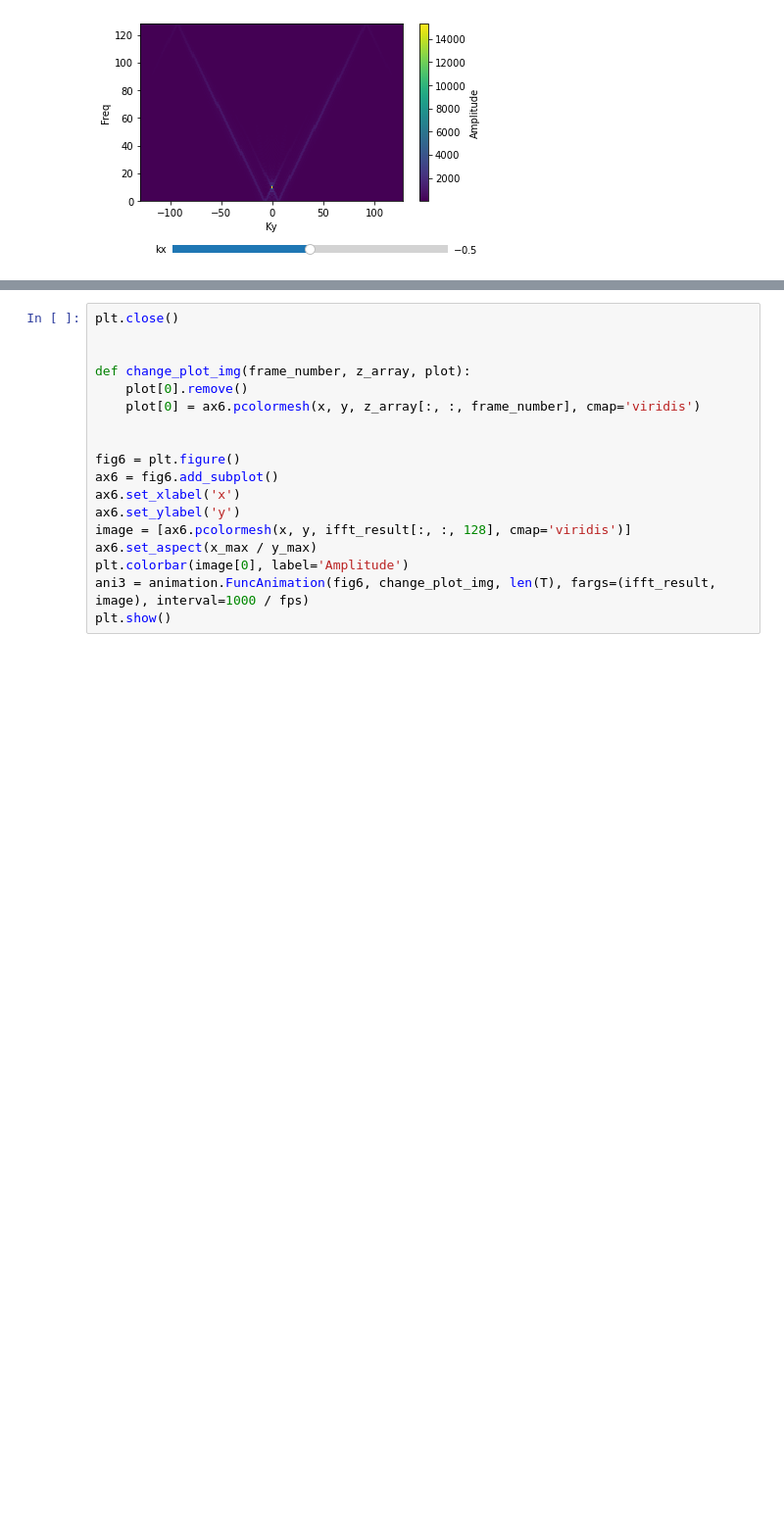
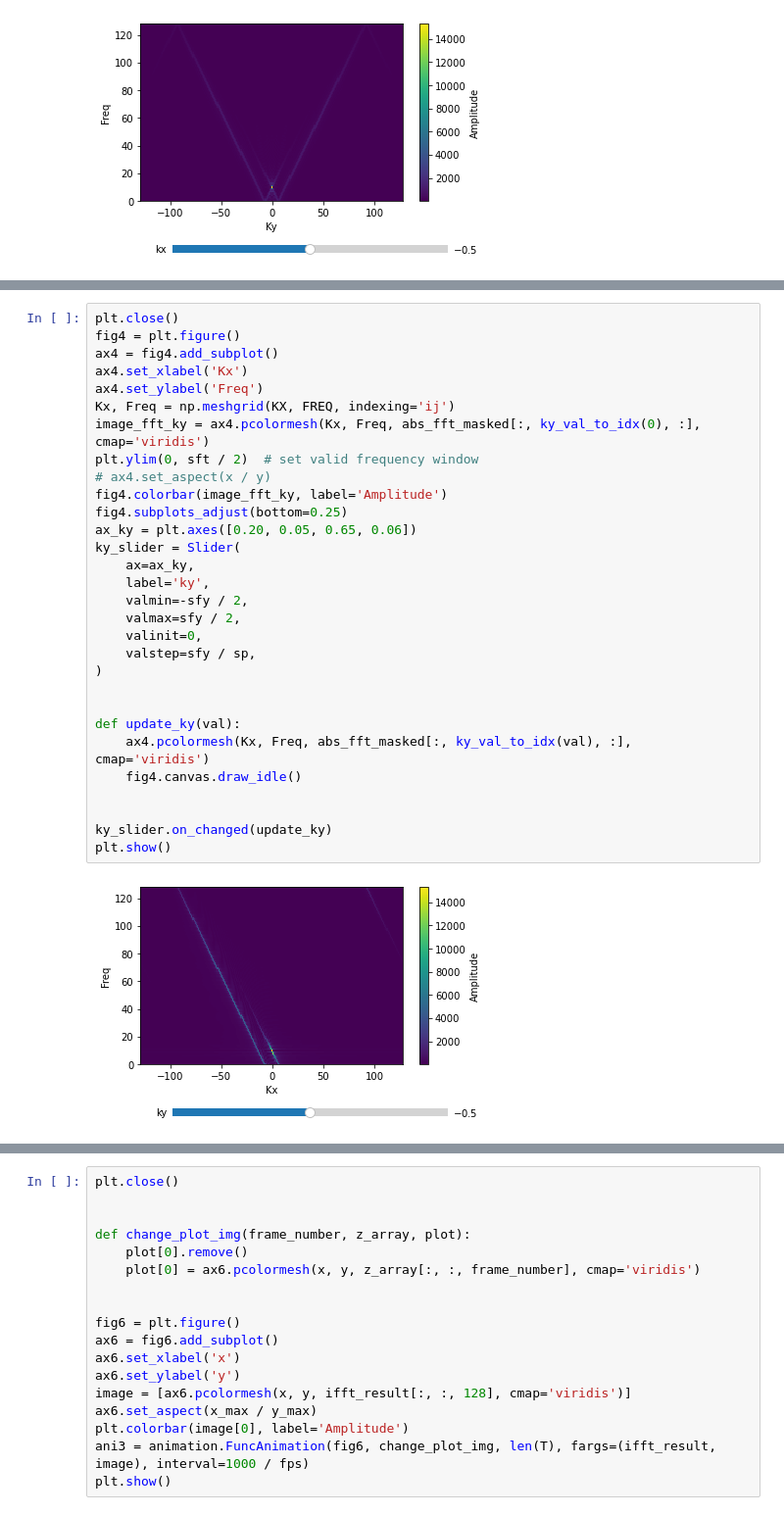
Before and after one commit to PaRaD1SE98/waves, a Jupyter notebook: notebooks/3d_waves_mpl.ipynb, the cells around one changed output, grey strips where cells are left out. Shown: that part at 98% size. Cells and saved outputs as stored; diff of their text form; blank space fills up the shorter version.

```diff
--- a/notebooks/3d_waves_mpl.ipynb
+++ b/notebooks/3d_waves_mpl.ipynb
@@ -321,0 +351,32 @@ fft_masked = shifted_fft * mask_kx_negative * mask_kx_positive * mask_ky_negativ
+# %%
+plt.close()
+fig4 = plt.figure()
+ax4 = fig4.add_subplot()
+ax4.set_xlabel('Kx')
+ax4.set_ylabel('Freq')
+Kx, Freq = np.meshgrid(KX, FREQ, indexing='ij')
+image_fft_ky = ax4.pcolormesh(Kx, Freq, abs_fft_masked[:, ky_val_to_idx(0), :], cmap='viridis')
+plt.ylim(0, sft / 2)  # set valid frequency window
+# ax4.set_aspect(x / y)
+fig4.colorbar(image_fft_ky, label='Amplitude')
+fig4.subplots_adjust(bottom=0.25)
+ax_ky = plt.axes([0.20, 0.05, 0.65, 0.06])
+ky_slider = Slider(
+    ax=ax_ky,
+    label='ky',
+    valmin=-sfy / 2,
+    valmax=sfy / 2,
+    valinit=0,
+    valstep=sfy / sp,
+)
+
+
+def update_ky(val):
+    ax4.pcolormesh(Kx, Freq, abs_fft_masked[:, ky_val_to_idx(val), :], cmap='viridis')
+    fig4.canvas.draw_idle()
+
+
+ky_slider.on_changed(update_ky)
+plt.show()
+# %% [output]
+[figure, added]
```
Also changed, not shown: parts of 9 cells of this notebook, 11 other files.
